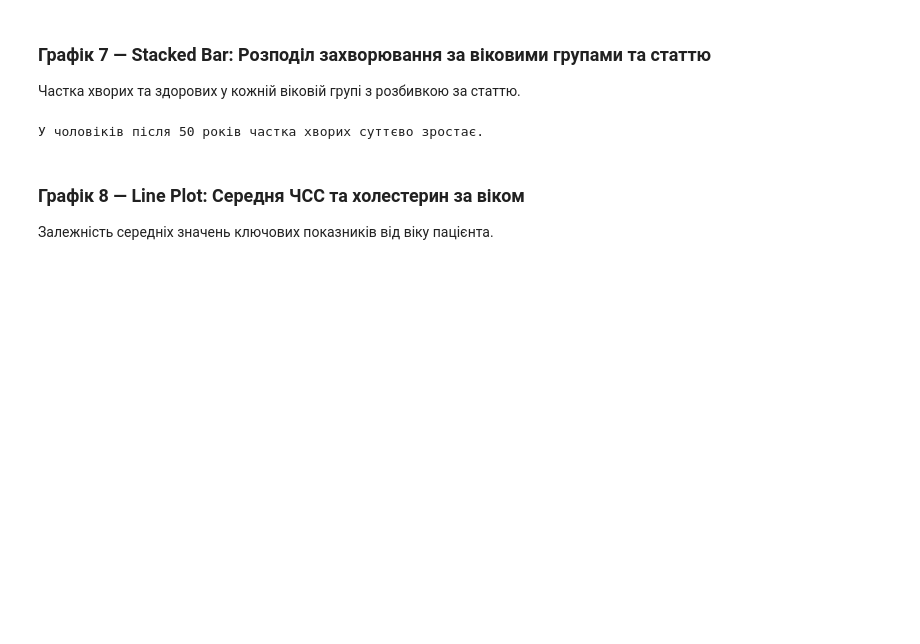
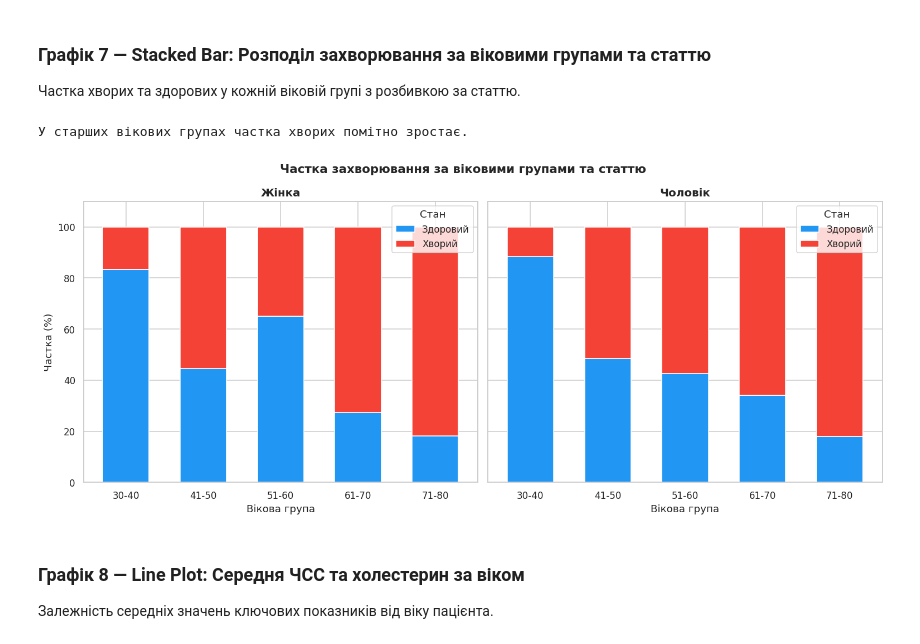
Before and after one commit to ogg1e77/data-prep-and-analysis, a Jupyter notebook: lab-3/lab3_visualization.ipynb, the cells around one changed output. Drawn from its saved outputs; the diff is of its cells as text; code cells hidden in the pictures; blank space fills up the shorter version.

```diff
--- a/lab-3/lab3_visualization.ipynb
+++ b/lab-3/lab3_visualization.ipynb
@@ -282,29 +277,28 @@ print("При безсимптомному типу болю хворі мают
 # %%
 df["age_group"] = pd.cut(df["age"],
                           bins=[29,40,50,60,70,80],
-                          labels=["30–40","41–50","51–60","61–70","71–80"])
+                          labels=["30-40","41-50","51-60","61-70","71-80"])
 
 fig, axes = plt.subplots(1, 2, figsize=(14, 6), sharey=True)
 
 for ax, (sex, group) in zip(axes, df.groupby("sex_label")):
     ct = group.groupby(["age_group","disease_label"]).size().unstack(fill_value=0)
     ct_pct = ct.div(ct.sum(axis=1), axis=0) * 100
     ct_pct.plot(kind="bar", stacked=True, ax=ax,
                 color=["#2196F3","#F44336"], edgecolor="white", width=0.6)
     ax.set_title(f"{sex}", fontsize=13, fontweight="bold")
     ax.set_xlabel("Вікова група")
     ax.set_ylabel("Частка (%)")
     ax.set_xticklabels(ct_pct.index, rotation=0)
     ax.legend(title="Стан", labels=["Здоровий","Хворий"])
     ax.set_ylim(0, 110)
 
 fig.suptitle("Частка захворювання за віковими групами та статтю", fontsize=14, fontweight="bold")
 plt.tight_layout()
-plt.savefig("plot7_stacked_age_sex.png", dpi=120)
 plt.show()
-print("У чоловіків після 50 років частка хворих суттєво зростає.")
 # %% [output]
-У чоловіків після 50 років частка хворих суттєво зростає.
+У старших вікових групах частка хворих помітно зростає.
+[figure, added]
 # %% [markdown]
 ### Графік 8 — Line Plot: Середня ЧСС та холестерин за віком
 
```
Also changed, not shown: parts of 14 cells of this notebook.
